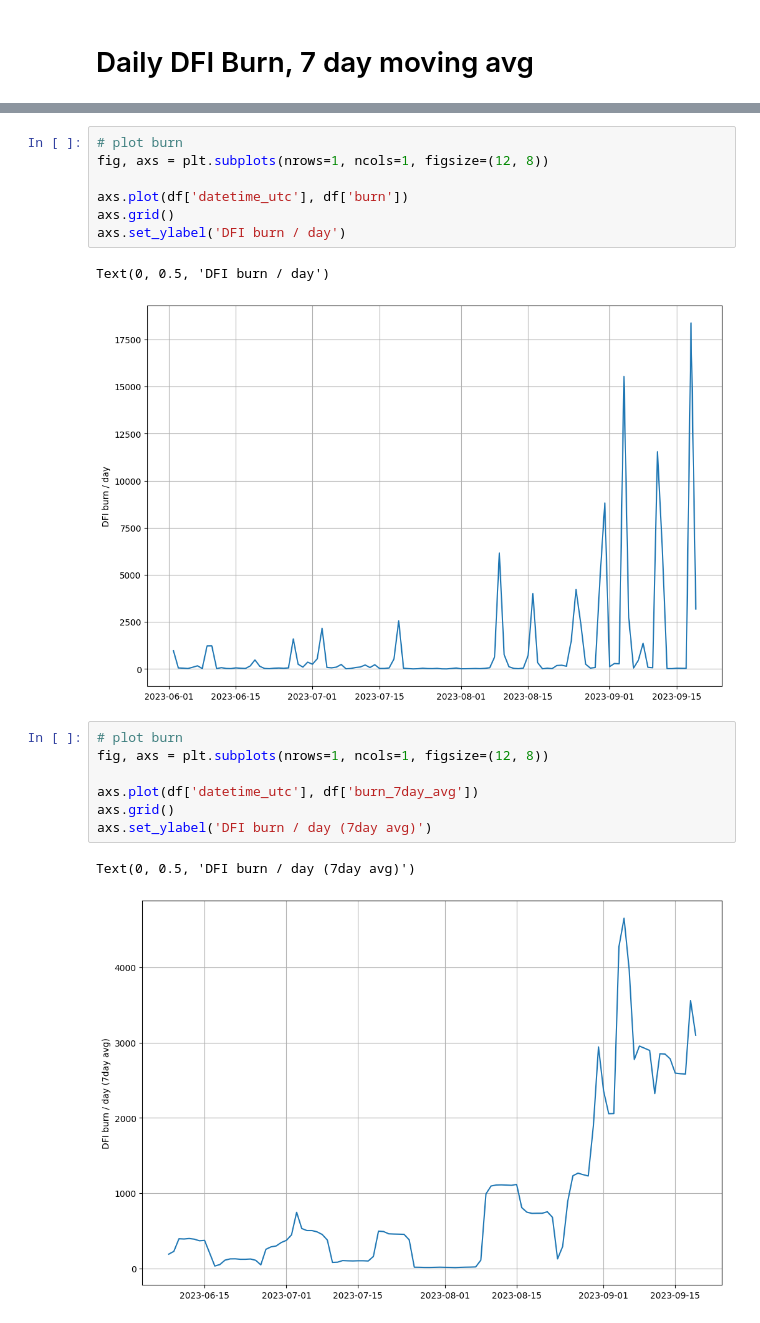
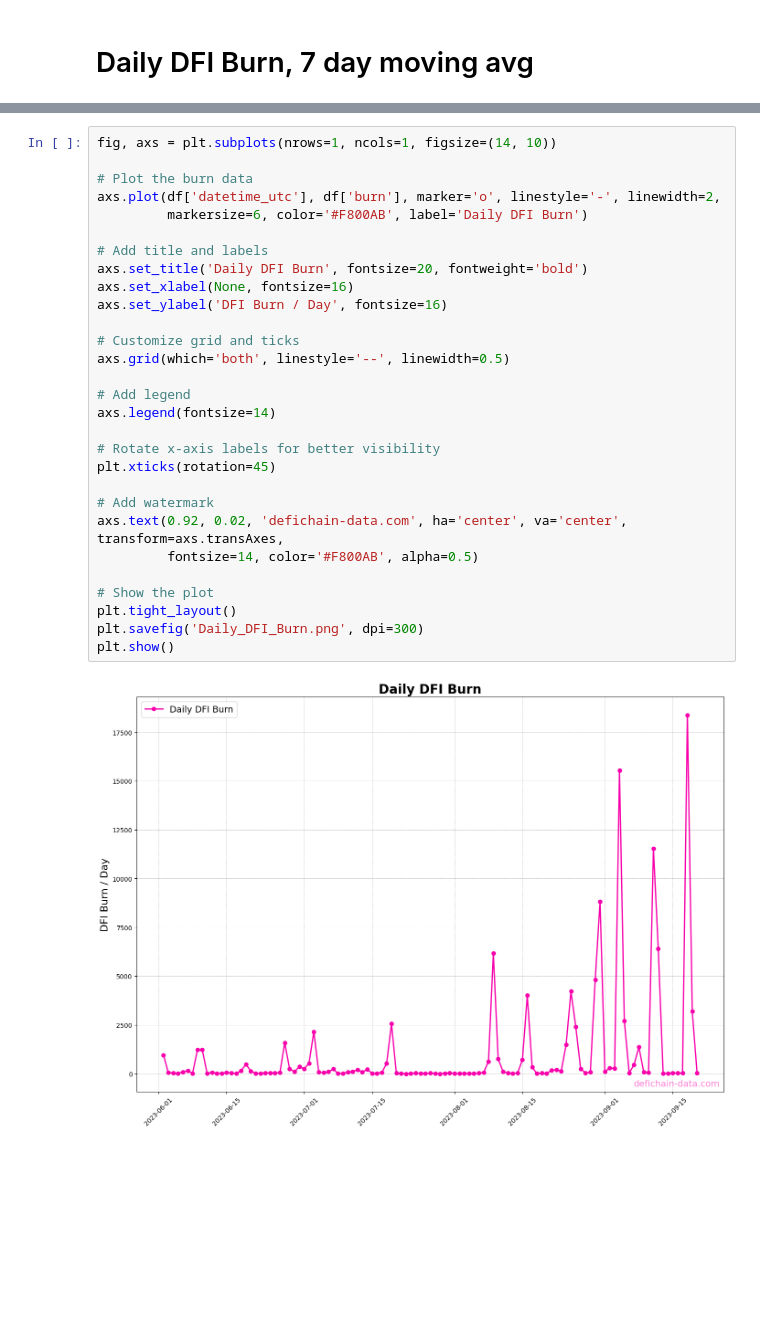
Before and after one commit to MarkusNeusinger/defichain-data-toolkit, a Jupyter notebook: notebooks/daily_dfi_burn.ipynb, the cells around one changed output, grey strips where cells are left out. Drawn from its saved outputs; the diff is of its cells as text; blank space fills up the shorter version.

```diff
--- a/notebooks/daily_dfi_burn.ipynb
+++ b/notebooks/daily_dfi_burn.ipynb
@@ -108,21 +56,32 @@ Text(0.5, 1.0, 'df burn/day')
-# %%
-# plot burn
-fig, axs = plt.subplots(nrows=1, ncols=1, figsize=(12, 8))
-
-axs.plot(df['datetime_utc'], df['burn'])
-axs.grid()
-axs.set_ylabel('DFI burn / day')
-# %% [output]
-Text(0, 0.5, 'DFI burn / day')
-[figure, removed]
-# %%
-# plot burn
-fig, axs = plt.subplots(nrows=1, ncols=1, figsize=(12, 8))
-
-axs.plot(df['datetime_utc'], df['burn_7day_avg'])
-axs.grid()
-axs.set_ylabel('DFI burn / day (7day avg)')
-# %% [output]
-Text(0, 0.5, 'DFI burn / day (7day avg)')
-[figure, removed]
+# %%
+fig, axs = plt.subplots(nrows=1, ncols=1, figsize=(14, 10))
+
+# Plot the burn data
+axs.plot(df['datetime_utc'], df['burn'], marker='o', linestyle='-', linewidth=2,
+         markersize=6, color='#F800AB', label='Daily DFI Burn')
+
+# Add title and labels
+axs.set_title('Daily DFI Burn', fontsize=20, fontweight='bold')
+axs.set_xlabel(None, fontsize=16)
+axs.set_ylabel('DFI Burn / Day', fontsize=16)
+
+# Customize grid and ticks
+axs.grid(which='both', linestyle='--', linewidth=0.5)
+
+# Add legend
+axs.legend(fontsize=14)
+
+# Rotate x-axis labels for better visibility
+plt.xticks(rotation=45)
+
+# Add watermark
+axs.text(0.92, 0.02, 'defichain-data.com', ha='center', va='center', transform=axs.transAxes,
+         fontsize=14, color='#F800AB', alpha=0.5)
+
+# Show the plot
+plt.tight_layout()
+plt.savefig('Daily_DFI_Burn.png', dpi=300)
+plt.show()
+# %% [output]
+[figure, added]
 # %%
```
Also changed, not shown: parts of 6 cells of this notebook.
